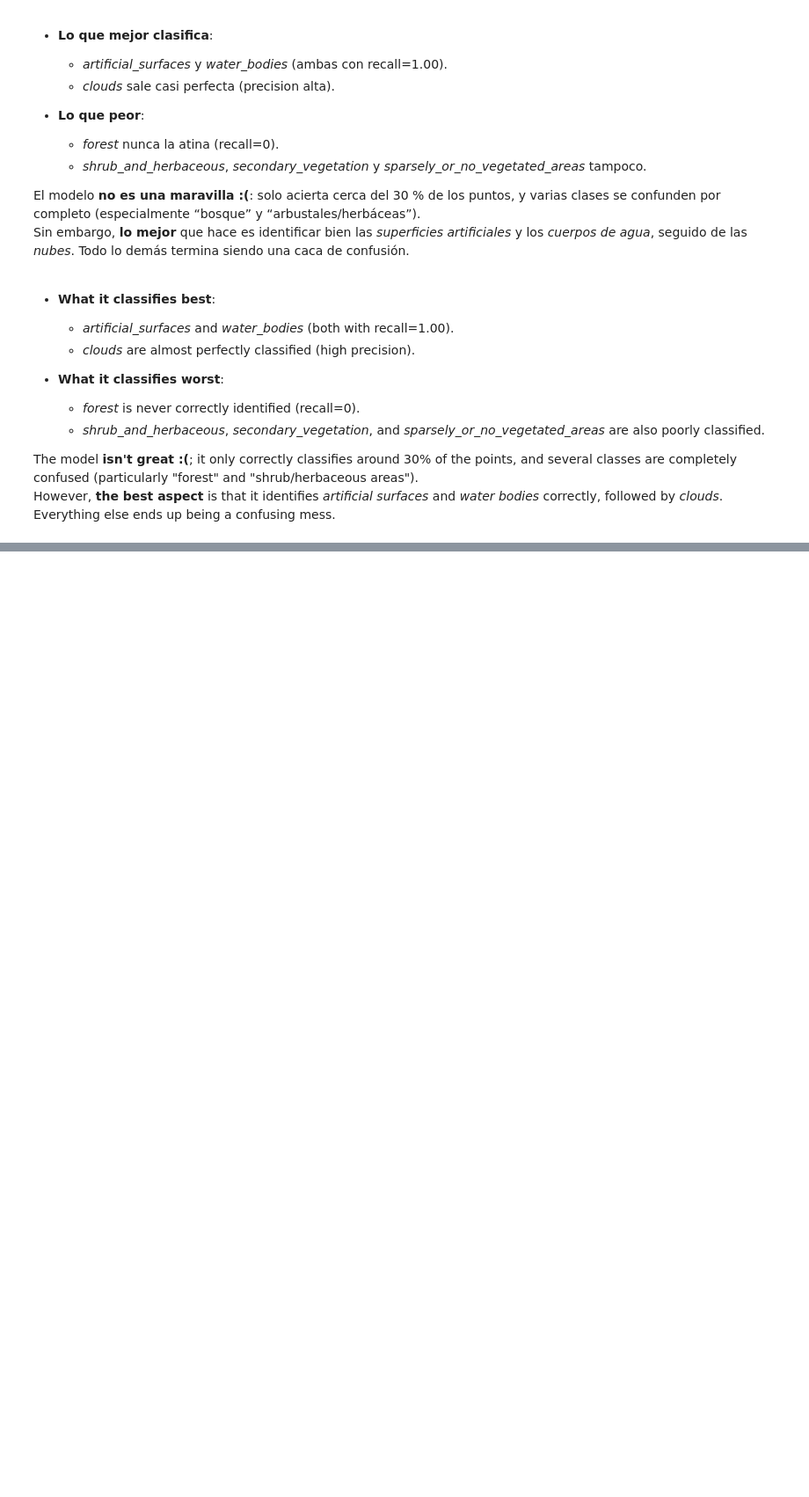
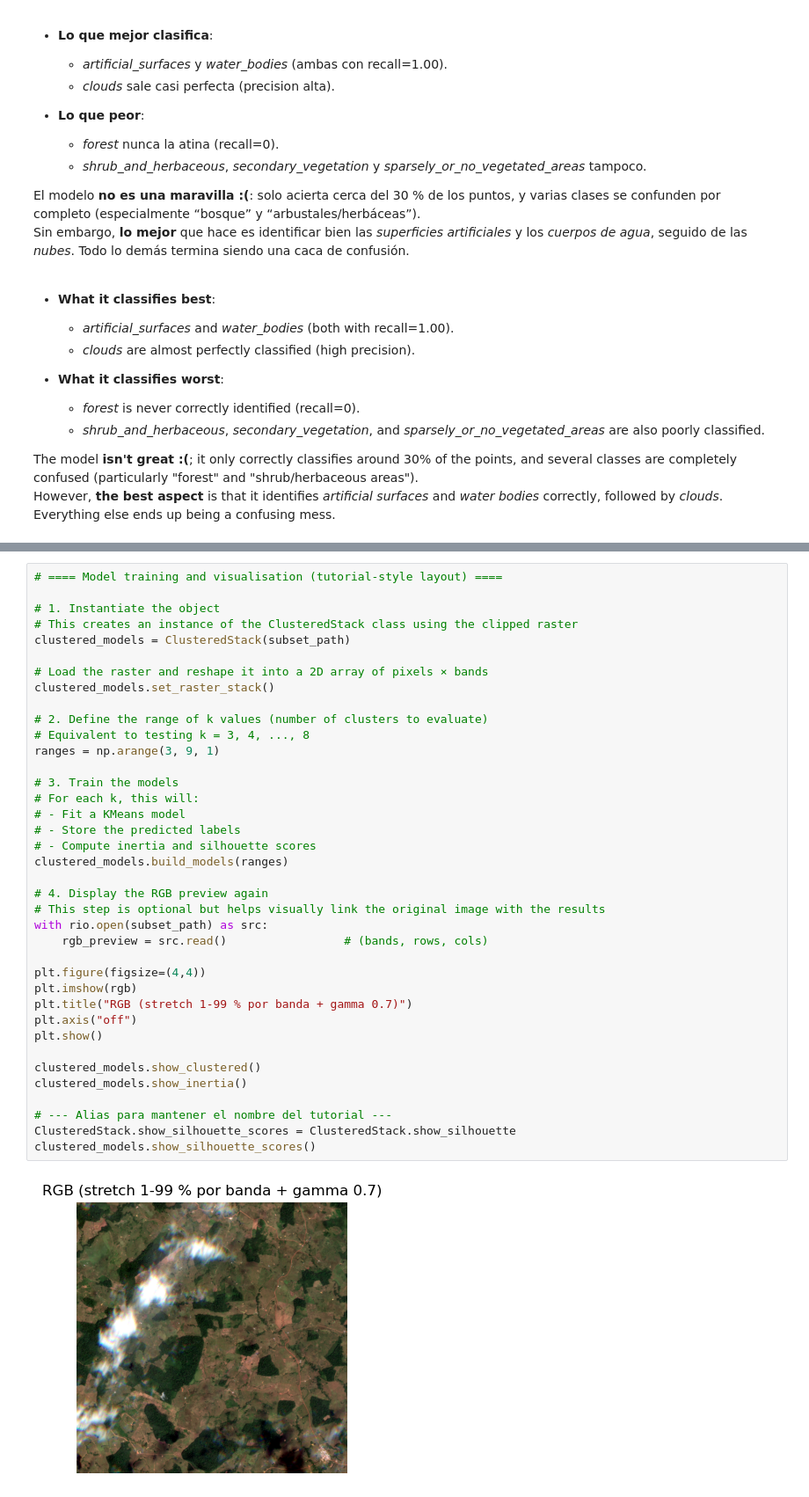
Before and after one commit to pcardonav/workshop3-image-classification, a Jupyter notebook: workshop3_paula_cardona.ipynb, the cells around one changed output, grey strips where cells are left out. Shown at 88% size. Drawn from its saved outputs; the diff is of its cells as text; blank space fills up the shorter version.

```diff
--- a/workshop3_paula_cardona.ipynb
+++ b/workshop3_paula_cardona.ipynb
@@ -1342,0 +1623,40 @@ However, **the best aspect** is that it identifies _artificial surfaces_ and _wa
+# %%
+# ==== Model training and visualisation (tutorial-style layout) ====
+
+# 1. Instantiate the object
+# This creates an instance of the ClusteredStack class using the clipped raster
+clustered_models = ClusteredStack(subset_path)
+
+# Load the raster and reshape it into a 2D array of pixels × bands
+clustered_models.set_raster_stack()
+
+# 2. Define the range of k values (number of clusters to evaluate)
+# Equivalent to testing k = 3, 4, ..., 8
+ranges = np.arange(3, 9, 1)
+
+# 3. Train the models
+# For each k, this will:
+# - Fit a KMeans model
+# - Store the predicted labels
+# - Compute inertia and silhouette scores
+clustered_models.build_models(ranges)
+
+# 4. Display the RGB preview again
+# This step is optional but helps visually link the original image with the results
+with rio.open(subset_path) as src:
+    rgb_preview = src.read()                 # (bands, rows, cols)
+
+plt.figure(figsize=(4,4))
+plt.imshow(rgb)
+plt.title("RGB (stretch 1-99 % por banda + gamma 0.7)")
+plt.axis("off")
+plt.show()
+
+clustered_models.show_clustered()
+clustered_models.show_inertia()
+
+# --- Alias para mantener el nombre del tutorial ---
+ClusteredStack.show_silhouette_scores = ClusteredStack.show_silhouette
+clustered_models.show_silhouette_scores()
+# %% [output]
+[figure, added]
```
Also changed, not shown: parts of 25 cells of this notebook.
